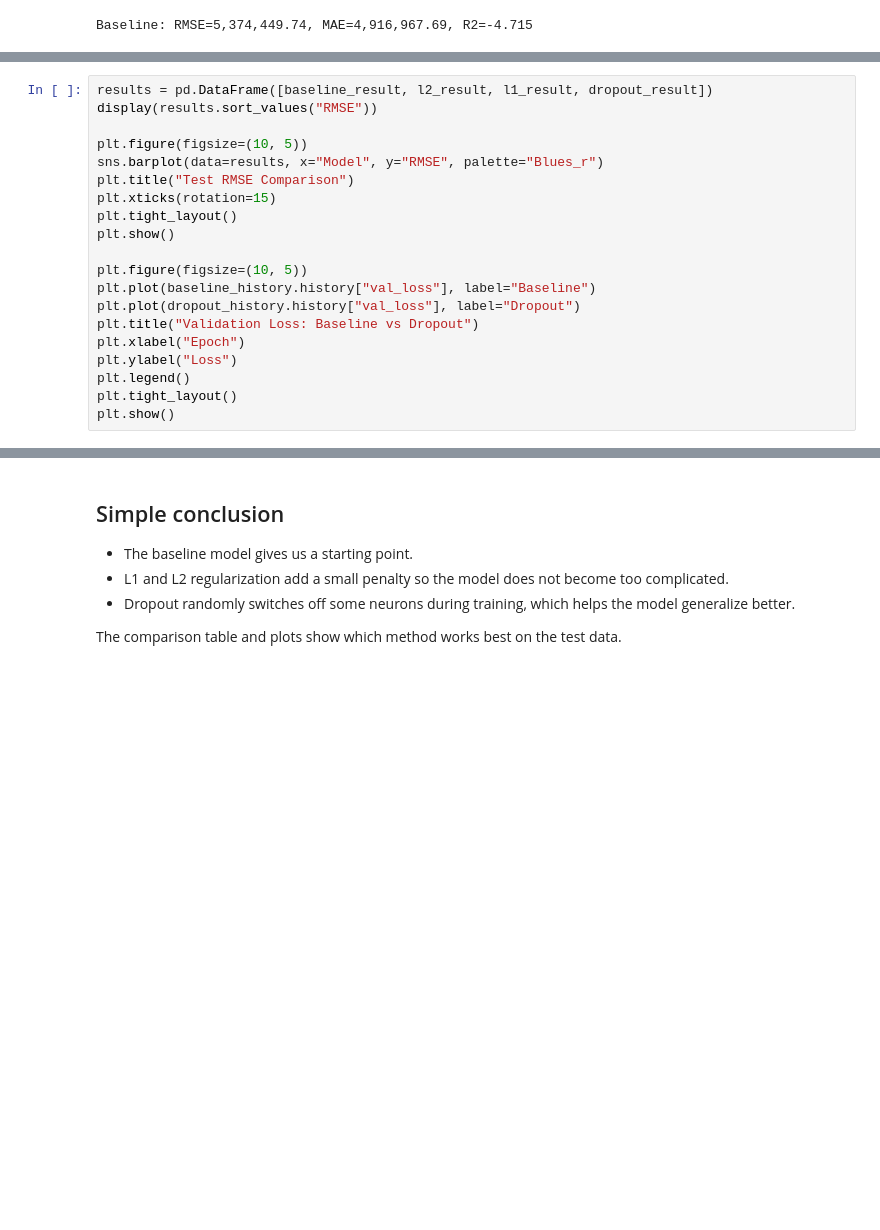
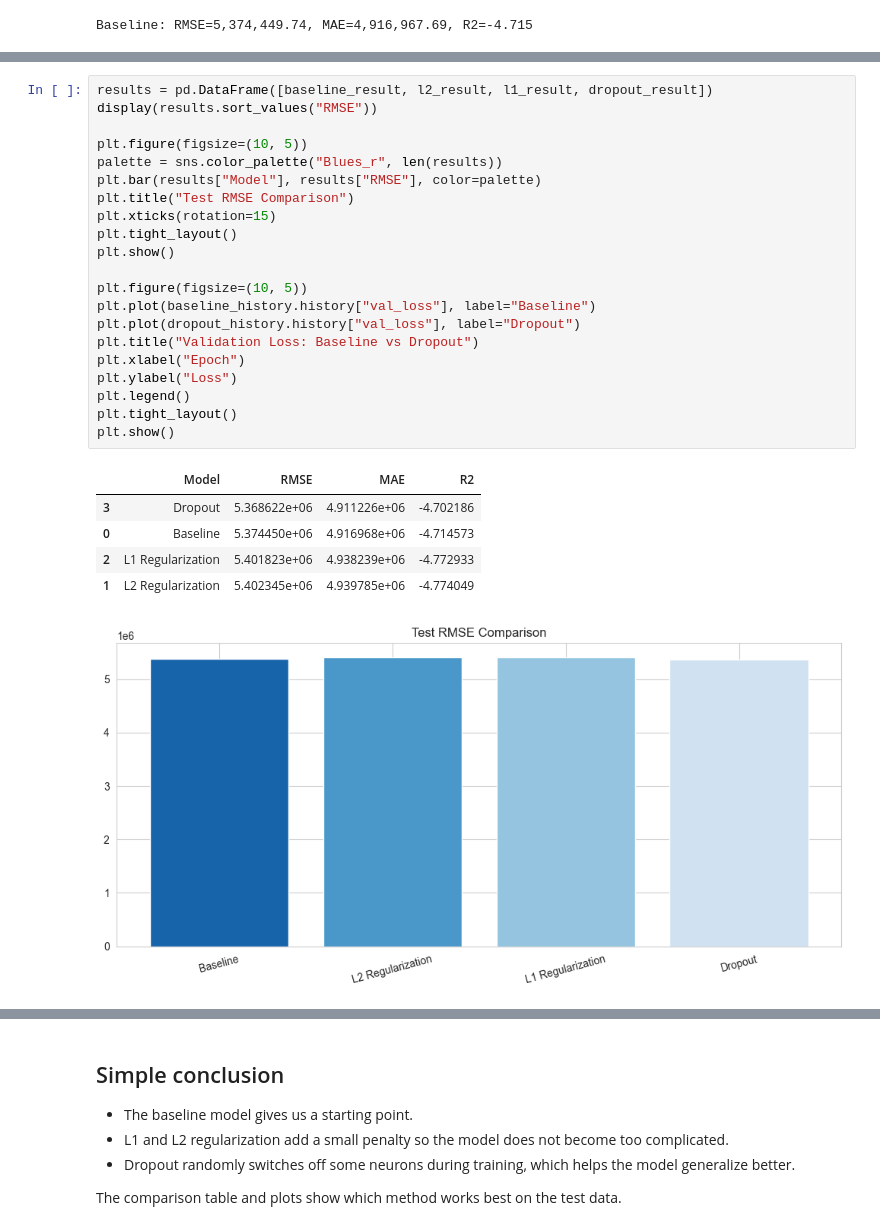
Before and after one commit to sharvayuzade/DeepLearning-LAB, a Jupyter notebook: Practical 4/regularization_housing_price_prediction.ipynb, the cells around one changed output, grey strips where cells are left out. Saved outputs shown, nothing was run; the diff lists cells and outputs as text; blank space fills up the shorter version.

```diff
--- a/Practical 4/regularization_housing_price_prediction.ipynb
+++ b/Practical 4/regularization_housing_price_prediction.ipynb
@@ -130,20 +137,28 @@ dropout_history, dropout_result = train_and_score(dropout_model, "Dropout")
 # %%
 results = pd.DataFrame([baseline_result, l2_result, l1_result, dropout_result])
 display(results.sort_values("RMSE"))
 
 plt.figure(figsize=(10, 5))
-sns.barplot(data=results, x="Model", y="RMSE", palette="Blues_r")
+palette = sns.color_palette("Blues_r", len(results))
+plt.bar(results["Model"], results["RMSE"], color=palette)
 plt.title("Test RMSE Comparison")
 plt.xticks(rotation=15)
 plt.tight_layout()
 plt.show()
 
 plt.figure(figsize=(10, 5))
 plt.plot(baseline_history.history["val_loss"], label="Baseline")
 plt.plot(dropout_history.history["val_loss"], label="Dropout")
 plt.title("Validation Loss: Baseline vs Dropout")
 plt.xlabel("Epoch")
 plt.ylabel("Loss")
 plt.legend()
 plt.tight_layout()
 plt.show()
+# %% [output]
+|  | Model | RMSE | MAE | R2 |
+| 3 | Dropout | 5.368622e+06 | 4.911226e+06 | -4.702186 |
+| 0 | Baseline | 5.374450e+06 | 4.916968e+06 | -4.714573 |
+| 2 | L1 Regularization | 5.401823e+06 | 4.938239e+06 | -4.772933 |
+| 1 | L2 Regularization | 5.402345e+06 | 4.939785e+06 | -4.774049 |
+[figure, added]
```
Also changed, not shown: parts of 3 cells of this notebook.
